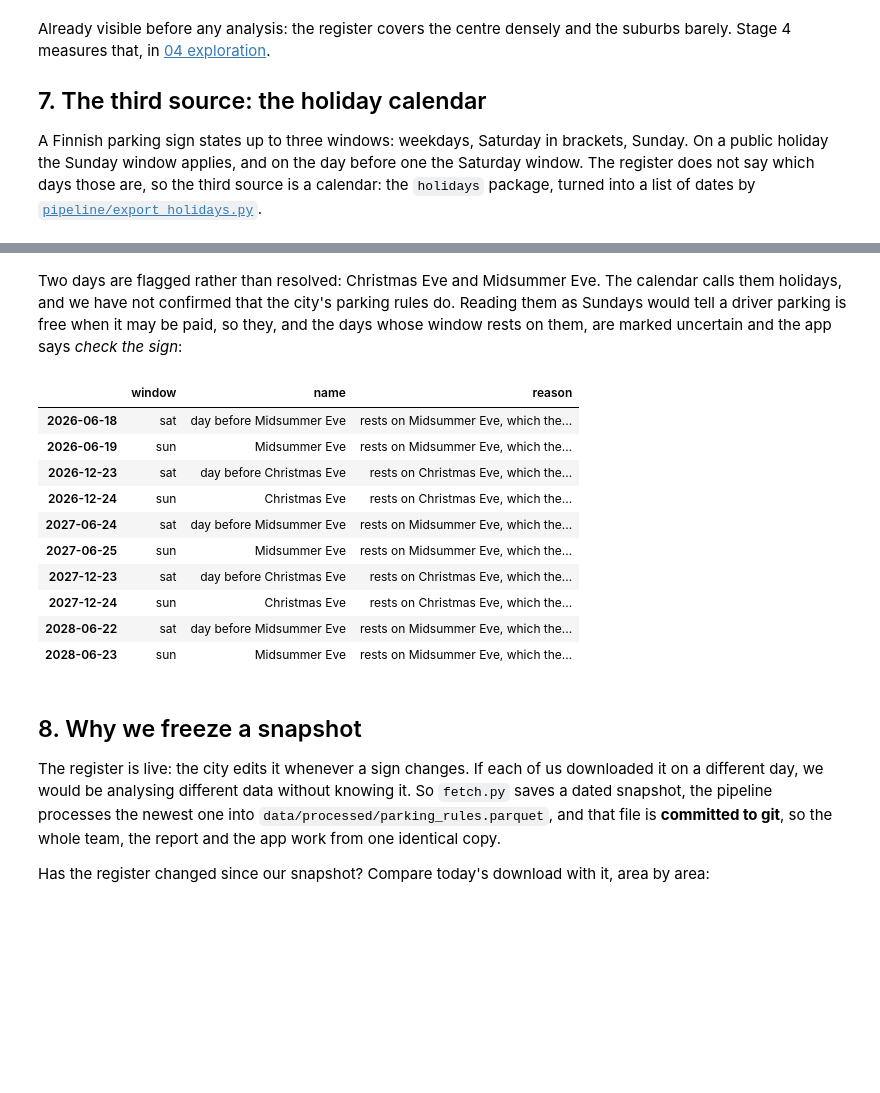
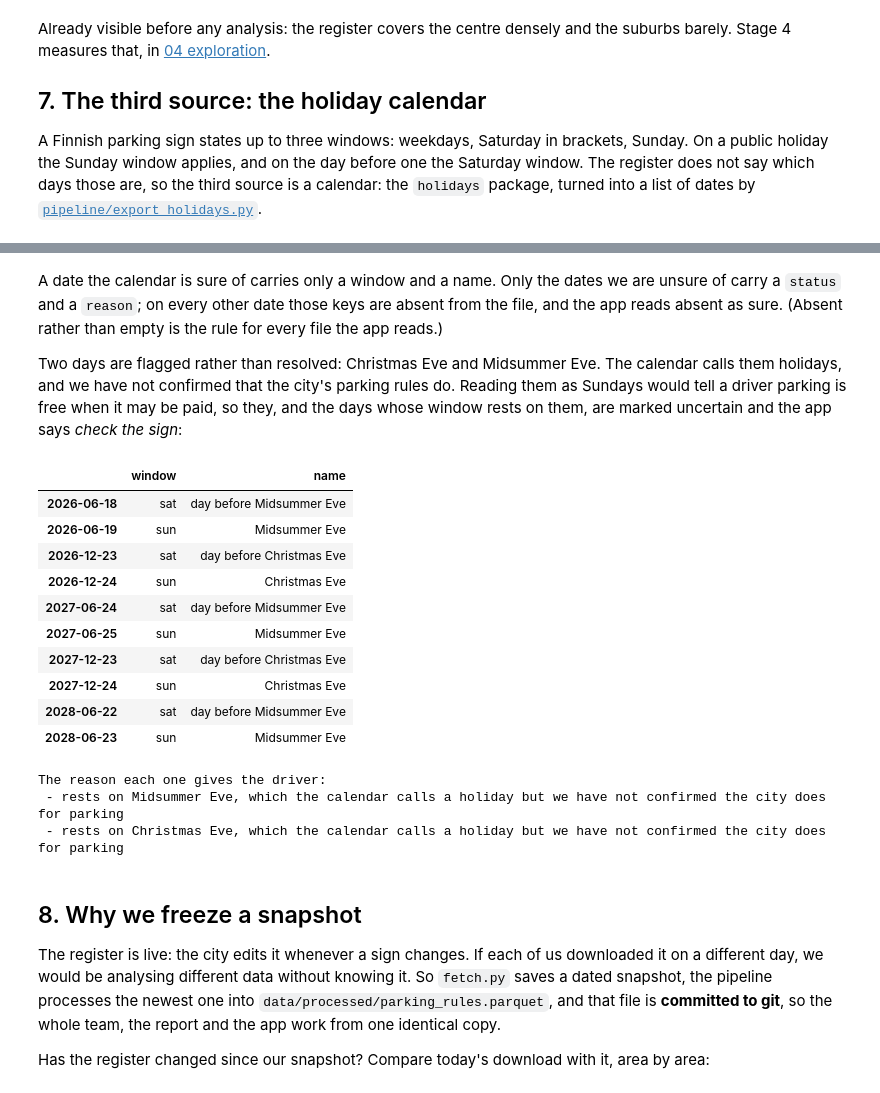
Before and after one commit to tercanfurkan/parkkiko, a Jupyter notebook: notebooks/stages/02_data_collection.ipynb, the cells around one changed output, grey strips where cells are left out. Saved outputs shown, nothing was run; the diff lists cells and outputs as text; code cells hidden in the pictures; blank space fills up the shorter version.

```diff
--- a/notebooks/stages/02_data_collection.ipynb
+++ b/notebooks/stages/02_data_collection.ipynb
@@ -318,22 +323,33 @@ covers 2026-2028: 61 dates whose window is not their weekday
 # %% [markdown]
+A date the calendar is sure of carries only a window and a name. Only the dates we are unsure
+of carry a `status` and a `reason`; on every other date those keys are absent from the file, and
+the app reads absent as sure. (Absent rather than empty is the rule for every file the app reads.)
+
 Two days are flagged rather than resolved: Christmas Eve and Midsummer Eve. The calendar calls
 them holidays, and we have not confirmed that the city's parking rules do. Reading them as
 Sundays would tell a driver parking is free when it may be paid, so they, and the days whose
 window rests on them, are marked uncertain and the app says *check the sign*:
-# %%
-days[days["status"] == "uncertain"][["window", "name", "reason"]]
-# %% [output]
-|  | window | name | reason |
-| 2026-06-18 | sat | day before Midsummer Eve | rests on Midsummer Eve, which the... |
-| 2026-06-19 | sun | Midsummer Eve | rests on Midsummer Eve, which the... |
-| 2026-12-23 | sat | day before Christmas Eve | rests on Christmas Eve, which the... |
-| 2026-12-24 | sun | Christmas Eve | rests on Christmas Eve, which the... |
-| 2027-06-24 | sat | day before Midsummer Eve | rests on Midsummer Eve, which the... |
-| 2027-06-25 | sun | Midsummer Eve | rests on Midsummer Eve, which the... |
-| 2027-12-23 | sat | day before Christmas Eve | rests on Christmas Eve, which the... |
-| 2027-12-24 | sun | Christmas Eve | rests on Christmas Eve, which the... |
-| 2028-06-22 | sat | day before Midsummer Eve | rests on Midsummer Eve, which the... |
-| 2028-06-23 | sun | Midsummer Eve | rests on Midsummer Eve, which the... |
+# %%
+unsure = days.loc[~sure]
+display(unsure[["window", "name"]])
+print("The reason each one gives the driver:")
+for reason in unsure["reason"].unique():
+    print(" -", reason)
+# %% [output]
+|  | window | name |
+| 2026-06-18 | sat | day before Midsummer Eve |
+| 2026-06-19 | sun | Midsummer Eve |
+| 2026-12-23 | sat | day before Christmas Eve |
+| 2026-12-24 | sun | Christmas Eve |
+| 2027-06-24 | sat | day before Midsummer Eve |
+| 2027-06-25 | sun | Midsummer Eve |
+| 2027-12-23 | sat | day before Christmas Eve |
+| 2027-12-24 | sun | Christmas Eve |
+| 2028-06-22 | sat | day before Midsummer Eve |
+| 2028-06-23 | sun | Midsummer Eve |
+The reason each one gives the driver:
+ - rests on Midsummer Eve, which the calendar calls a holiday but we have not confirmed the city does for parking
+ - rests on Christmas Eve, which the calendar calls a holiday but we have not confirmed the city does for parking
 # %% [markdown]
 ## 8. Why we freeze a snapshot
 
```
Also changed, not shown: parts of 3 cells of this notebook, 2 other files.
